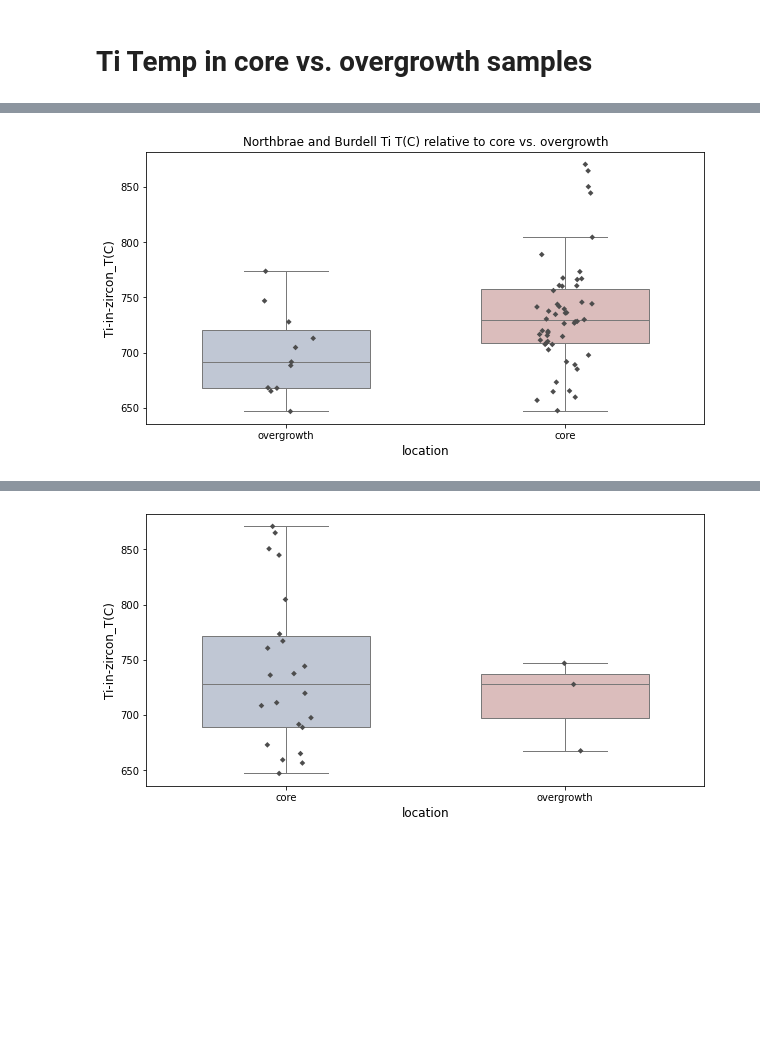
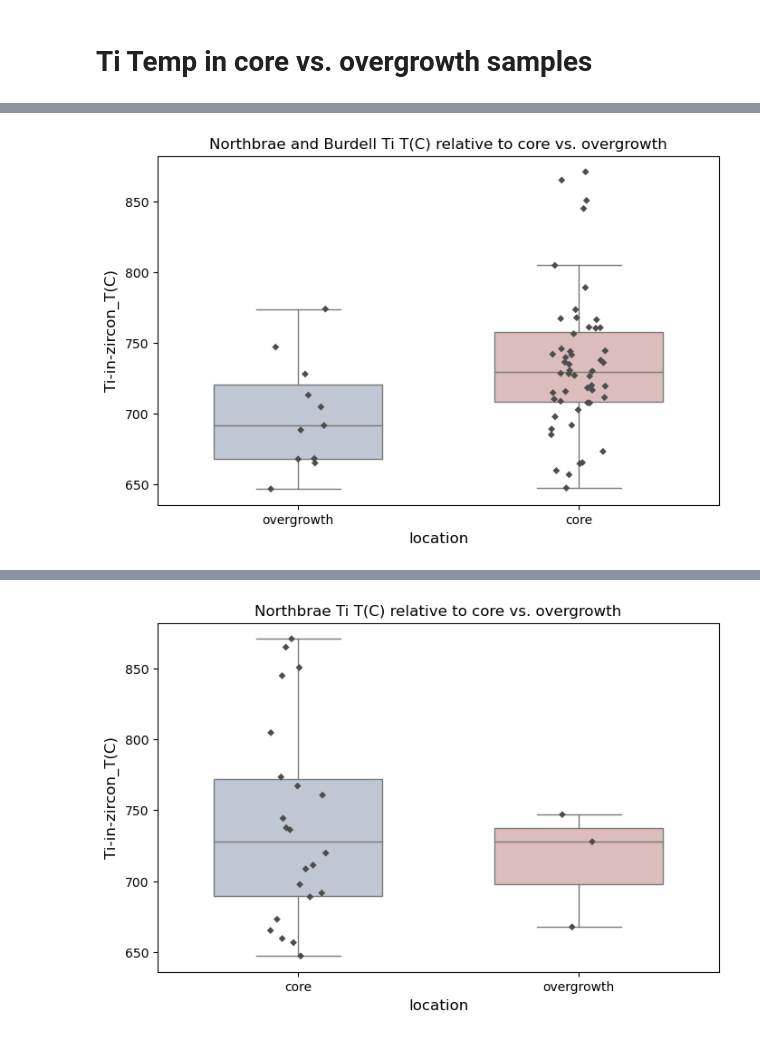
Before and after one commit to Swanson-Hysell-Group/Northbrae_Volcanics, a Jupyter notebook: code/trace_elements.ipynb, the cells around one changed output, grey strips where cells are left out. Saved outputs shown, nothing was run; the diff lists cells and outputs as text; code cells hidden in the pictures; blank space fills up the shorter version.

```diff
--- a/code/trace_elements.ipynb
+++ b/code/trace_elements.ipynb
@@ -443,15 +443,15 @@ te_data_IR22_BM22.head()
 | 3 | BM22-1 | BM22-1 L 46 | 442.110422 | 160.161886 | 0.883038 | 0.362267 | 248.159290 | 3.794496 | 1186.905508 | NaN | 2.692170 | ... |
 | 4 | BM22-1 | BM22-1 L 48 | 191.859762 | 55.483375 | 0.449401 | 0.289187 | 172.896514 | 3.704804 | 762.026397 | NaN | 1.312337 | ... |
 # %%
-plt.figure(figsize=(10,5))
+plt.figure(figsize=(8,5))
 sns.boxplot(x='location',y='Ti-in-zircon_T(C)',data=te_data_IR22_BM22,
             width=.6, palette="vlag",showfliers = False)
 sns.stripplot(x='location',y='Ti-in-zircon_T(C)',data=te_data_IR22_BM22,
               size=4, color=".3", linewidth=0)
 plt.title('Northbrae and Burdell Ti T(C) relative to core vs. overgrowth')
 plt.show()
 # %% [output]
-[figure, old version]
+[figure, new version]
 # %%
 te_data_IR22_core_overgrowth = te_data[te_data['Sample'] == 'IR22-1']
 te_data_BM22_core_overgrowth = te_data[te_data['Sample'] == 'BM22-1']
@@ -465,12 +465,13 @@ te_data_IR22_core_overgrowth.head()
 | 42 | IR22-1 | IR22-1 L 75 | 1010.030667 | 451.614528 | 2.115033 | 0.447130 | 310.089827 | 3.259631 | 6008.595694 | NaN | 9.091746 | ... |
 | 43 | IR22-1 | IR22-1 L 76 | 1587.722914 | 635.086067 | 3.316639 | 0.399998 | NaN | NaN | NaN | NaN | NaN | ... |
 # %%
-plt.figure(figsize=(10,5))
+plt.figure(figsize=(8,5))
 sns.boxplot(x='location',y='Ti-in-zircon_T(C)',data=te_data_IR22_core_overgrowth,
             width=.6, palette="vlag",showfliers = False)
 sns.stripplot(x='location',y='Ti-in-zircon_T(C)',data=te_data_IR22_core_overgrowth,
               size=4, color=".3", linewidth=0)
+plt.title('Northbrae Ti T(C) relative to core vs. overgrowth')
 plt.show()
 # %% [output]
-[figure, old version]
+[figure, new version]
 # %%
```
Also changed, not shown: parts of 11 cells of this notebook, 2 other files.
